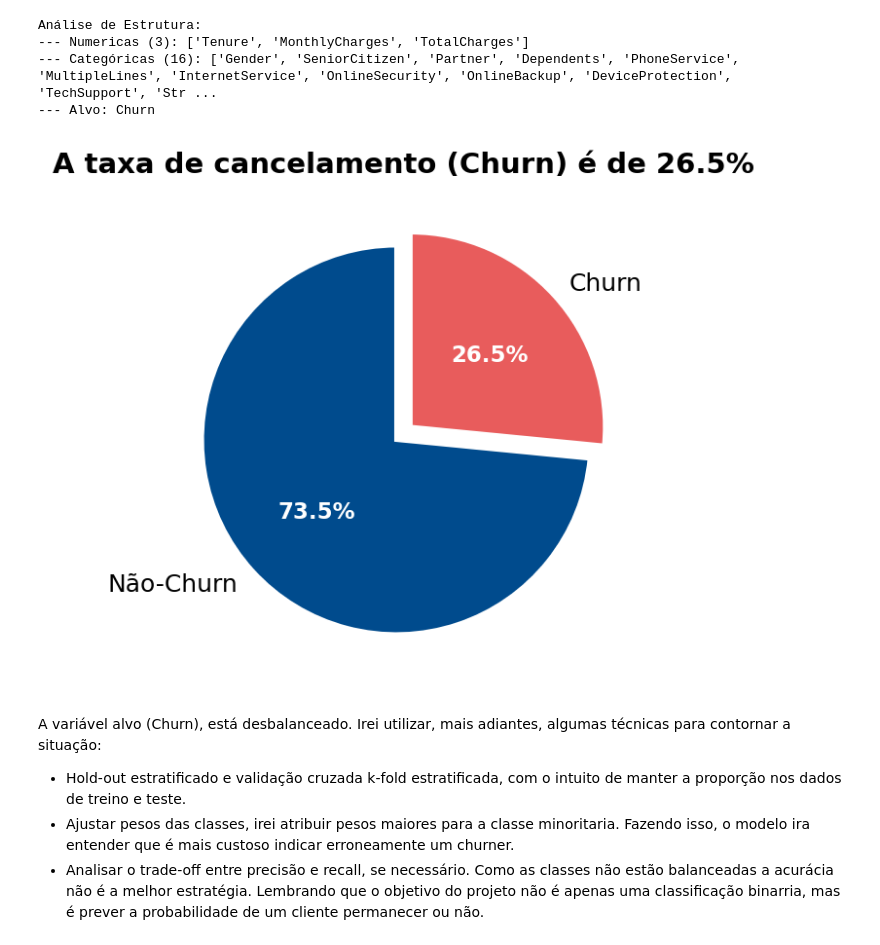
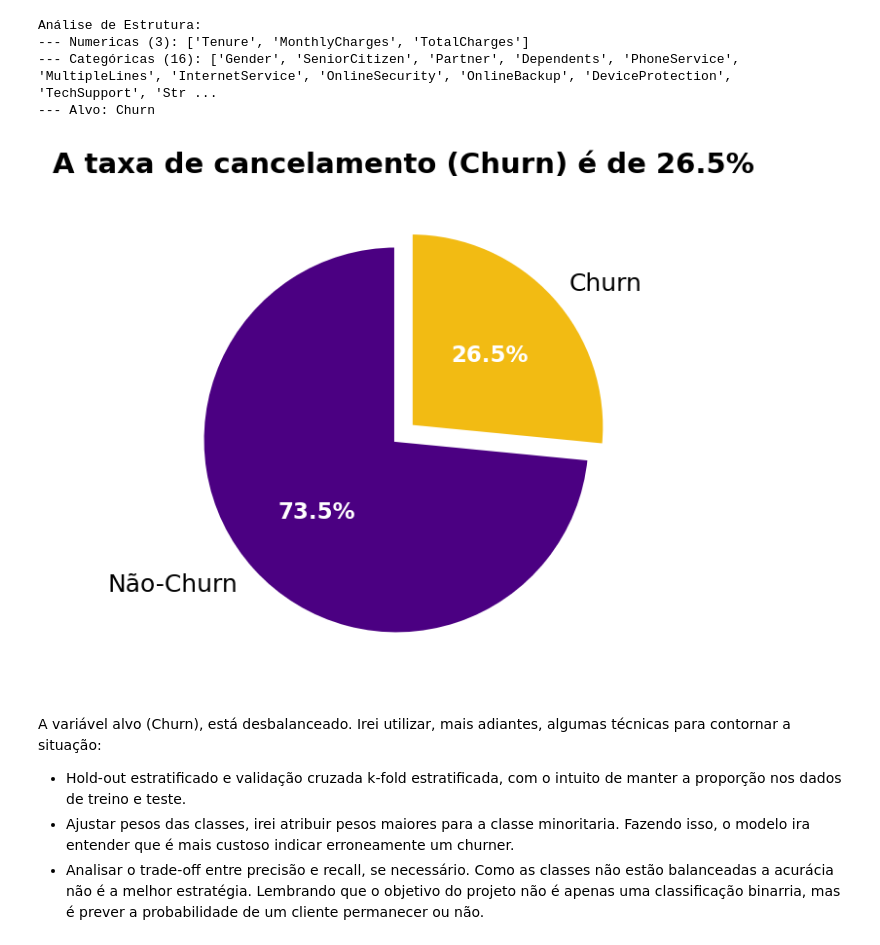
Before and after one commit to RebecaVBoas/Telco-Customer-Churn-Prediction, a Jupyter notebook: notebooks/EDA.ipynb, the cells around one changed output. Cells and saved outputs as stored; diff of their text form; code cells hidden in the pictures.

```diff
--- a/notebooks/EDA.ipynb
+++ b/notebooks/EDA.ipynb
@@ -371,35 +371,35 @@ Análise de Estrutura:
 churn_rate = df['Churn'].value_counts(normalize=True) * 100
 
 fig, ax = plt.subplots(figsize=(4,4))
 
-colors = [ '#004B8D', '#E85C5C']
+colors = [ '#4B0082', '#F2BB13']
 
 patches, texts, autotexts = ax.pie(
     churn_rate,
     labels=['Não-Churn', 'Churn'],
     autopct='%1.1f%%',
     startangle=90,
     explode=(0.1, 0),
     colors=colors,
     pctdistance=0.55,
     wedgeprops={'edgecolor': 'white', 'linewidth': 2}
 )
 
 plt.setp(autotexts, size=11, weight="bold", color="white")
 plt.setp(texts, size=12)
 
 ax.set_title('A taxa de cancelamento (Churn) é de 26.5%',
              fontweight='bold',
              fontsize=14,
 
             )
 
 ax.axis("equal")
 
 plt.tight_layout()
 plt.show()
 # %% [output]
-[figure, old version]
+[figure, new version]
 # %% [markdown]
 A variável alvo (Churn), está desbalanceado. Irei utilizar, mais adiantes,  algumas técnicas para contornar a situação:
 * Hold-out estratificado e validação cruzada k-fold estratificada, com o intuito de manter a proporção nos dados de treino e teste.
```
Also changed, not shown: parts of 7 cells of this notebook.
